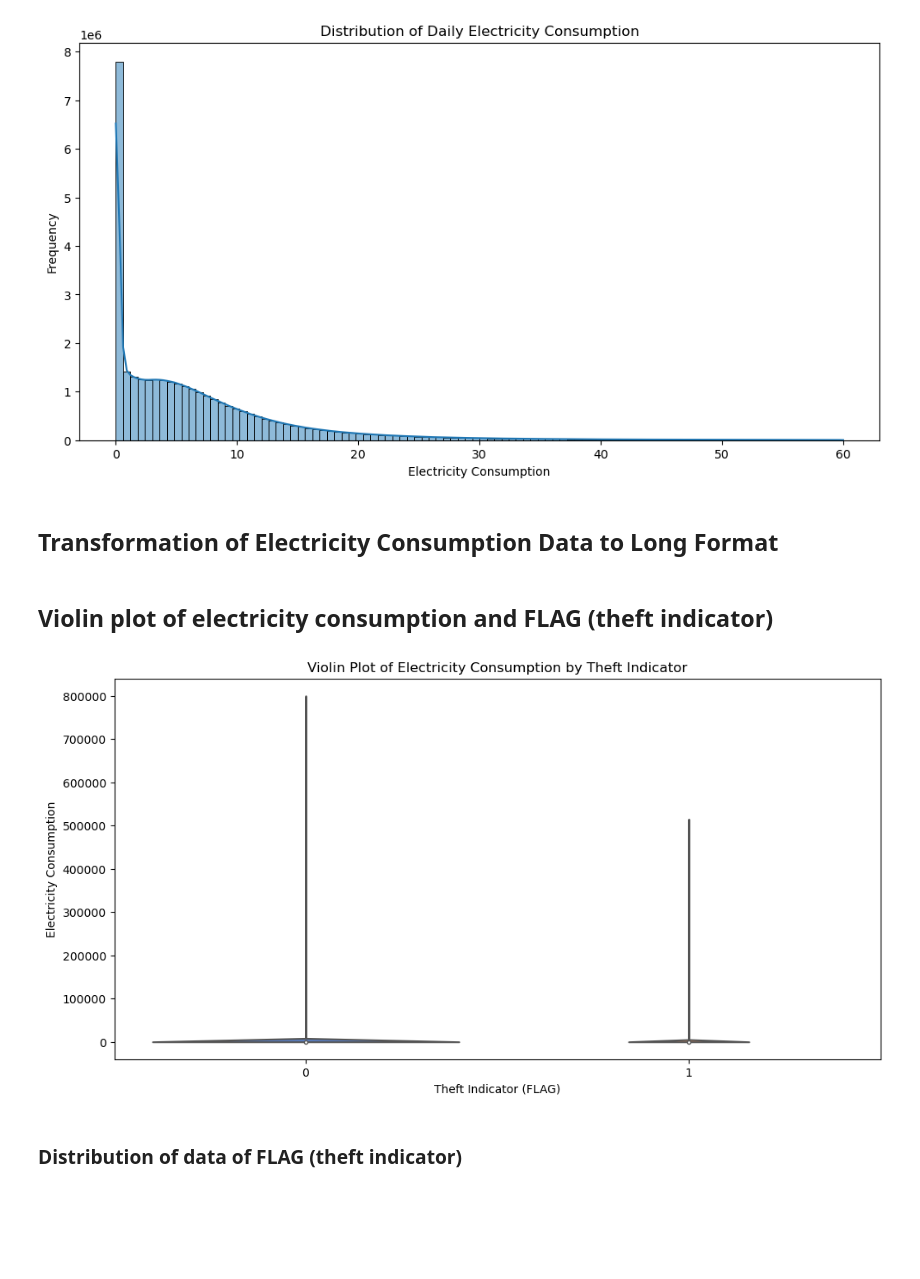
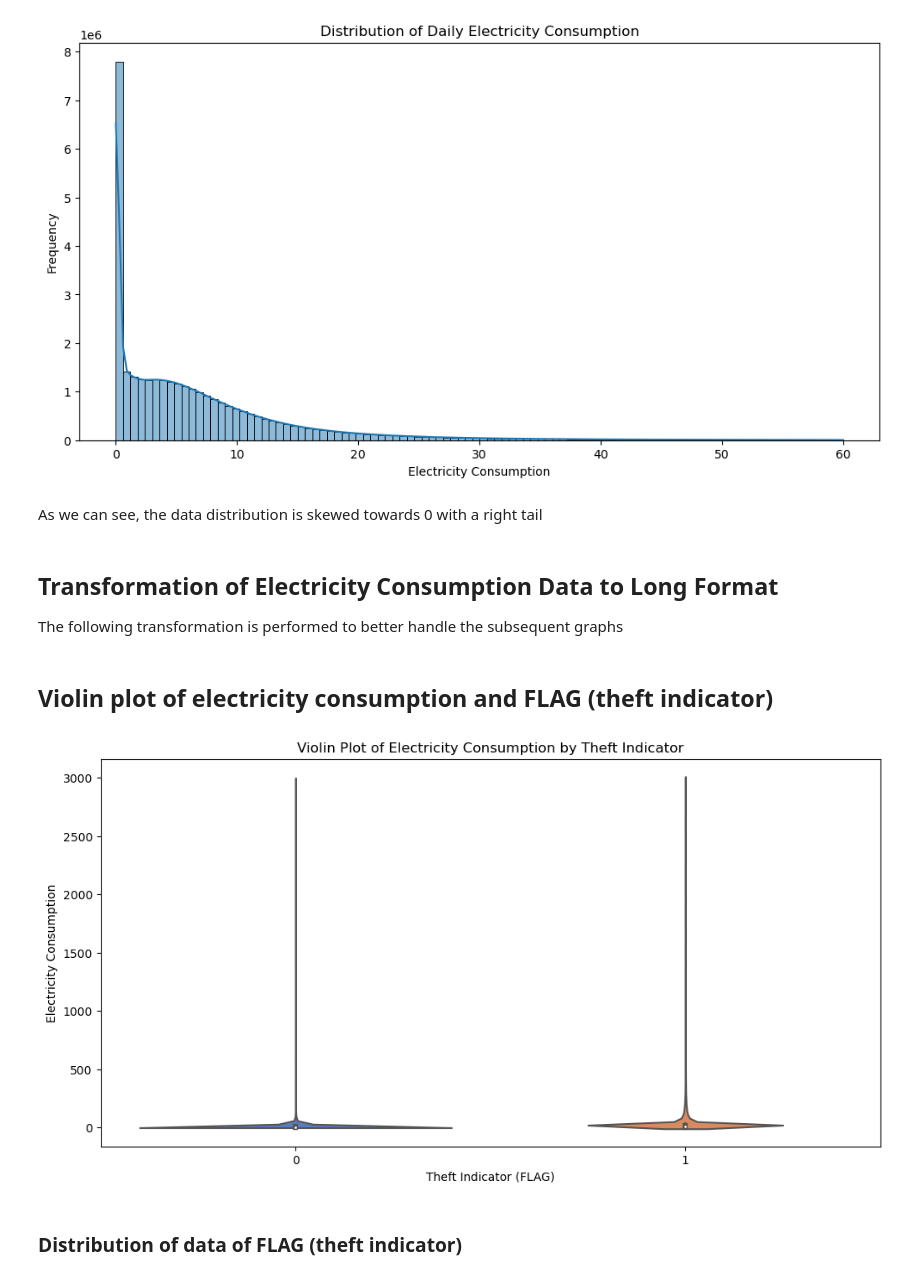
Before and after one commit to JuanDiegoSuarezLondono/Unveiling-Illicit-Currents, a Jupyter notebook: Analytical Exploration of Electricity Consumption Patterns for Detecting Theft in the Power Grid - Evaluation.ipynb, the cells around one changed output. Cells and saved outputs as stored; diff of their text form; code cells hidden in the pictures; blank space fills up the shorter version.

```diff
--- a/Exploración Analítica de Patrones de Consumo de Electricidad para Detectar Robo en la Red Eléctrica..ipynb
+++ b/Analytical Exploration of Electricity Consumption Patterns for Detecting Theft in the Power Grid - Evaluation.ipynb
@@ -216,8 +226,11 @@ plt.ylabel('Frequency')
 plt.show()
 # %% [output]
 [figure]
+# %% [markdown]
+As we can see, the data distribution is skewed towards 0 with a right tail
 # %% [markdown]
 ## Transformation of Electricity Consumption Data to Long Format
+The following transformation is performed to better handle the subsequent graphs
 # %%
 # Create a copy of the original DataFrame to avoid permanent change
 filtered_df = df.copy()
@@ -232,14 +245,14 @@ melted_df['Date'] = pd.to_datetime(melted_df['Date'], format='%m/%d/%Y')
 # %%
 # Create a violin plot using seaborn to visualize the distribution of electricity consumption
 # based on the 'FLAG' (Theft Indicator) and 'Electricity Consumption' columns in the melted DataFrame
 plt.figure(figsize=(12, 6))
-sns.violinplot(x='FLAG', y='Electricity Consumption', data=melted_df, palette='muted')
+sns.violinplot(x='FLAG', y='Electricity Consumption', data=melted_df[melted_df['Electricity Consumption'] <= 3000], palette='muted')
 plt.title('Violin Plot of Electricity Consumption by Theft Indicator')
 plt.xlabel('Theft Indicator (FLAG)')
 plt.ylabel('Electricity Consumption')
 plt.show()
 # %% [output]
-[figure, old version]
+[figure, new version]
 # %% [markdown]
 ### Distribution of data of FLAG (theft indicator)
 # %%
```
Also changed, not shown: parts of 17 cells of this notebook, 1 other file.
